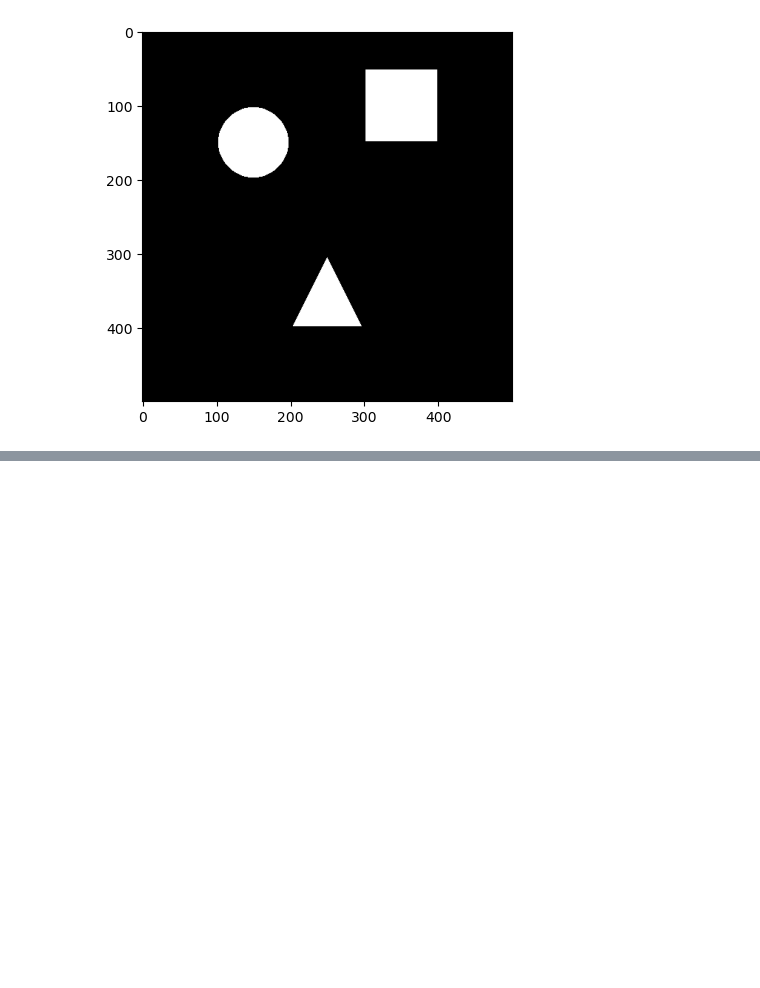
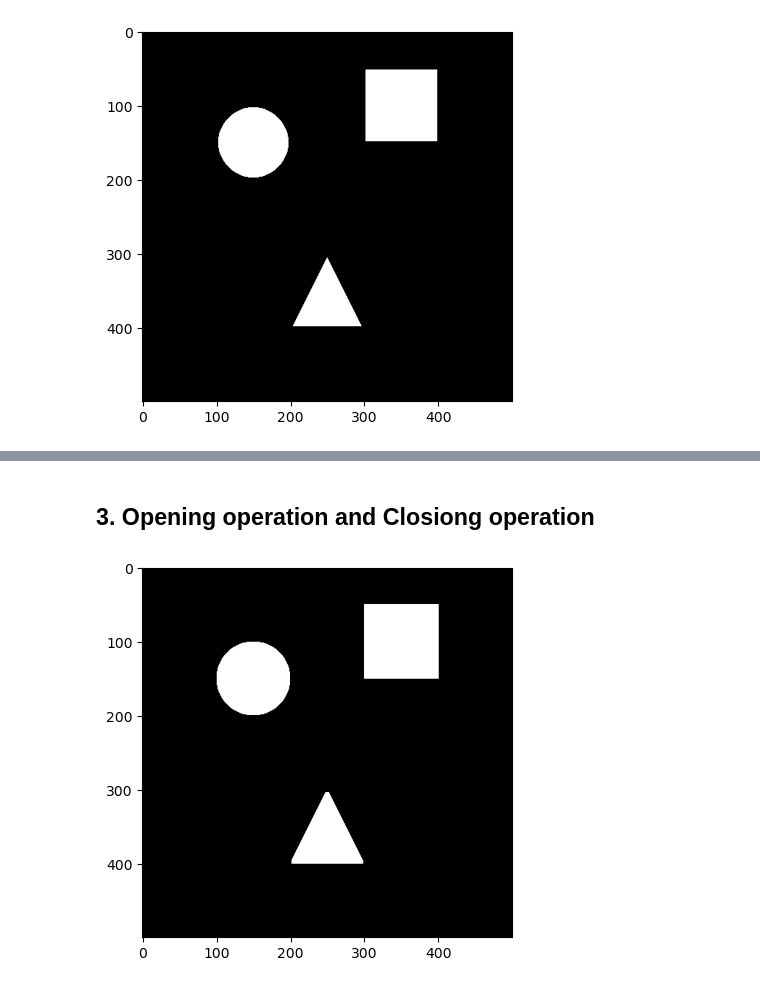
Before and after one commit to phoenix102030/CV_learning, a Jupyter notebook: opencv/img_proc.ipynb, the cells around one changed output, grey strips where cells are left out. Cells and saved outputs as stored; diff of their text form; code cells hidden in the pictures; blank space fills up the shorter version.

```diff
--- a/opencv/img_proc.ipynb
+++ b/opencv/img_proc.ipynb
@@ -177,0 +197,16 @@ plt.show()
+# %% [markdown]
+## 3. Opening operation and Closiong operation
+# %%
+# Opening: Erosion first and then Dilation
+import cv2
+e_img = cv2.imread('binary_image_with_shapes.png')
+kernel = np.ones((5,5), np.uint8)
+opening = cv2.morphologyEx(e_img, cv2.MORPH_OPEN, kernel)
+
+def pp(img):
+    plt.imshow(img)
+    plt.show()
+
+pp(opening)
+# %% [output]
+[figure, added]
```
Also changed, not shown: parts of 11 cells of this notebook.
